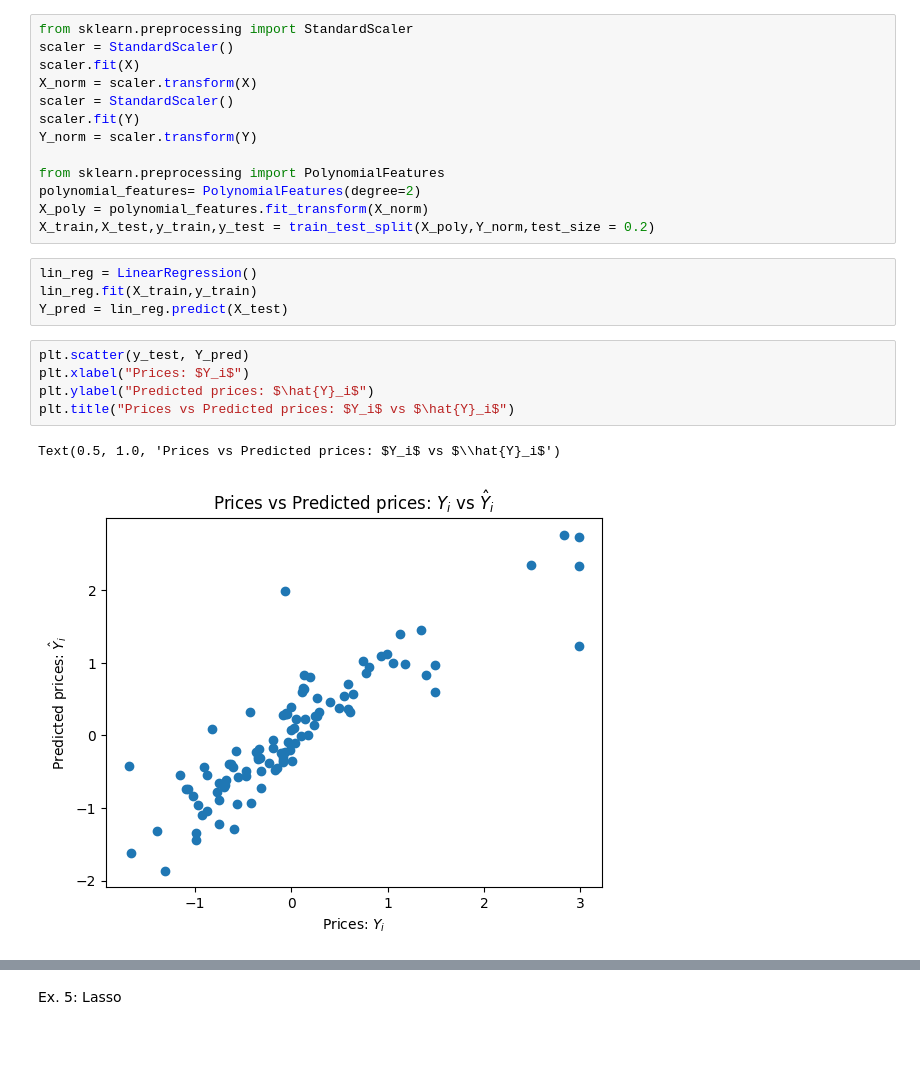
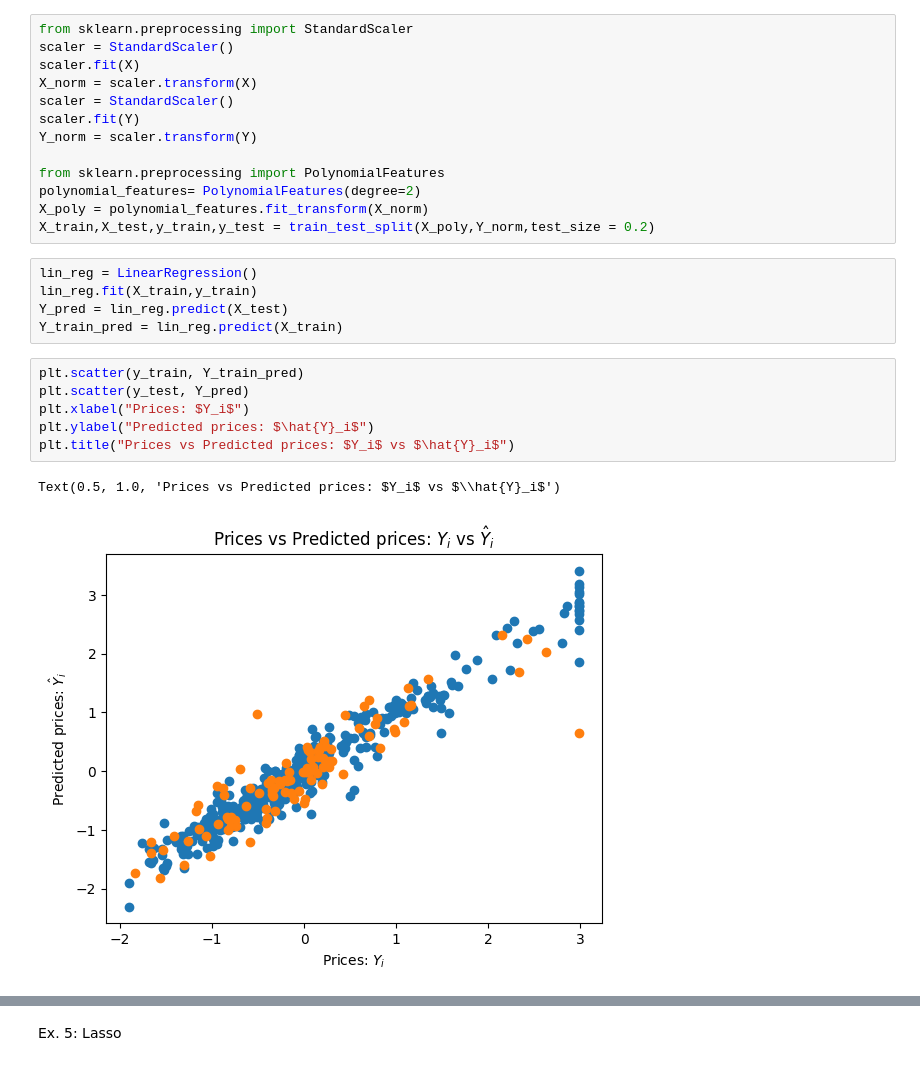
Before and after one commit to MichalMichniak/Machine_Learning_2023_Academy_Course, a Jupyter notebook: lab_4/main.ipynb, the cells around one changed output, grey strips where cells are left out. Cells and saved outputs as stored; diff of their text form.

```diff
--- a/lab_4/main.ipynb
+++ b/lab_4/main.ipynb
@@ -132,14 +134,16 @@ X_train,X_test,y_train,y_test = train_test_split(X_poly,Y_norm,test_size = 0.2)
 lin_reg = LinearRegression()
 lin_reg.fit(X_train,y_train)
 Y_pred = lin_reg.predict(X_test)
+Y_train_pred = lin_reg.predict(X_train)
 # %%
+plt.scatter(y_train, Y_train_pred)
 plt.scatter(y_test, Y_pred)
 plt.xlabel("Prices: $Y_i$")
 plt.ylabel("Predicted prices: $\hat{Y}_i$")
 plt.title("Prices vs Predicted prices: $Y_i$ vs $\hat{Y}_i$")
 # %% [output]
 Text(0.5, 1.0, 'Prices vs Predicted prices: $Y_i$ vs $\\hat{Y}_i$')
-[figure, old version]
+[figure, new version]
 # %%
 mse = sklearn.metrics.mean_squared_error(Y_pred,y_test)
 print(f"MSE = {mse}")
```
Also changed, not shown: parts of 10 cells of this notebook, 2 other files.
